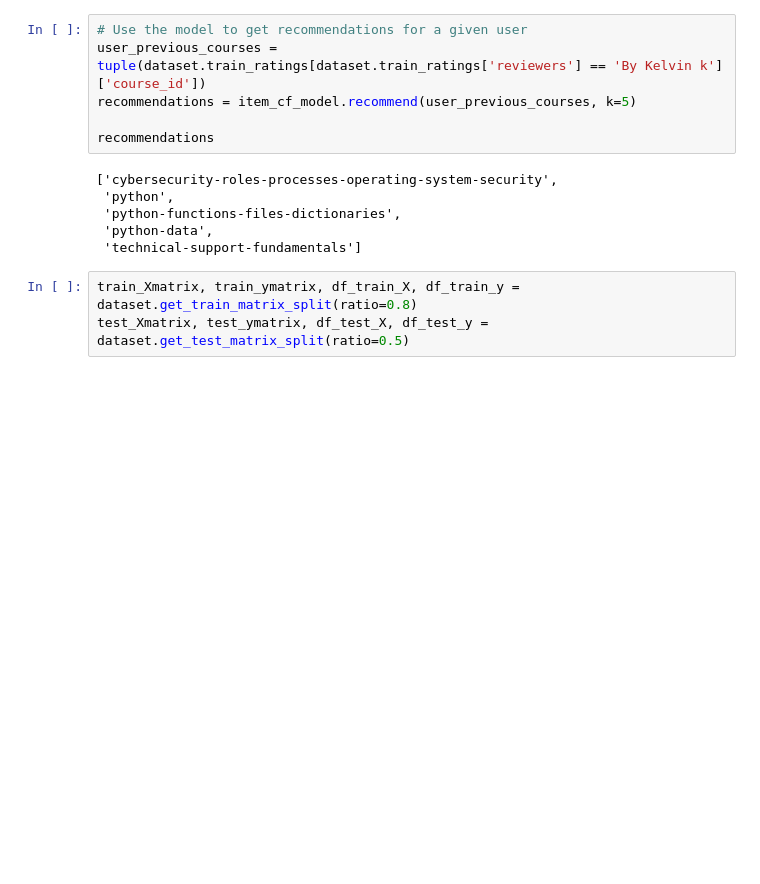
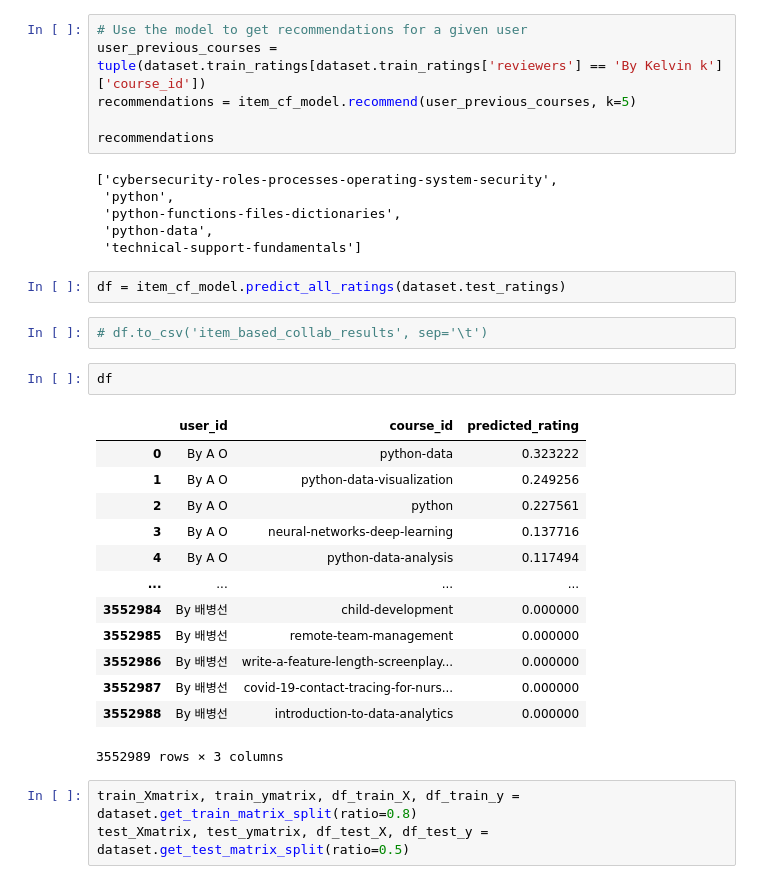
Before and after one commit to franciszac-dlc/comp9727-project, a Jupyter notebook: notebooks/Item Based Collaborative Filtering.ipynb, the cells around one changed output. Drawn from its saved outputs; the diff is of its cells as text; blank space fills up the shorter version.

Commit message:
predict all

```diff
--- a/notebooks/Item Based Collaborative Filtering.ipynb
+++ b/notebooks/Item Based Collaborative Filtering.ipynb
@@ -51,6 +49,26 @@ recommendations
  'python-functions-files-dictionaries',
  'python-data',
  'technical-support-fundamentals']
+# %%
+df = item_cf_model.predict_all_ratings(dataset.test_ratings)
+# %%
+# df.to_csv('item_based_collab_results', sep='\t')
+# %%
+df
+# %% [output]
+|  | user_id | course_id | predicted_rating |
+| 0 | By A O | python-data | 0.323222 |
+| 1 | By A O | python-data-visualization | 0.249256 |
+| 2 | By A O | python | 0.227561 |
+| 3 | By A O | neural-networks-deep-learning | 0.137716 |
+| 4 | By A O | python-data-analysis | 0.117494 |
+| ... | ... | ... | ... |
+| 3552984 | By 배병선 | child-development | 0.000000 |
+| 3552985 | By 배병선 | remote-team-management | 0.000000 |
+| 3552986 | By 배병선 | write-a-feature-length-screenplay... | 0.000000 |
+| 3552987 | By 배병선 | covid-19-contact-tracing-for-nurs... | 0.000000 |
+| 3552988 | By 배병선 | introduction-to-data-analytics | 0.000000 |
+3552989 rows × 3 columns
 # %%
 train_Xmatrix, train_ymatrix, df_train_X, df_train_y = dataset.get_train_matrix_split(ratio=0.8)
 test_Xmatrix, test_ymatrix, df_test_X, df_test_y = dataset.get_test_matrix_split(ratio=0.5)
```
Also changed, not shown: parts of 1 cell of this notebook, 2 other files.
